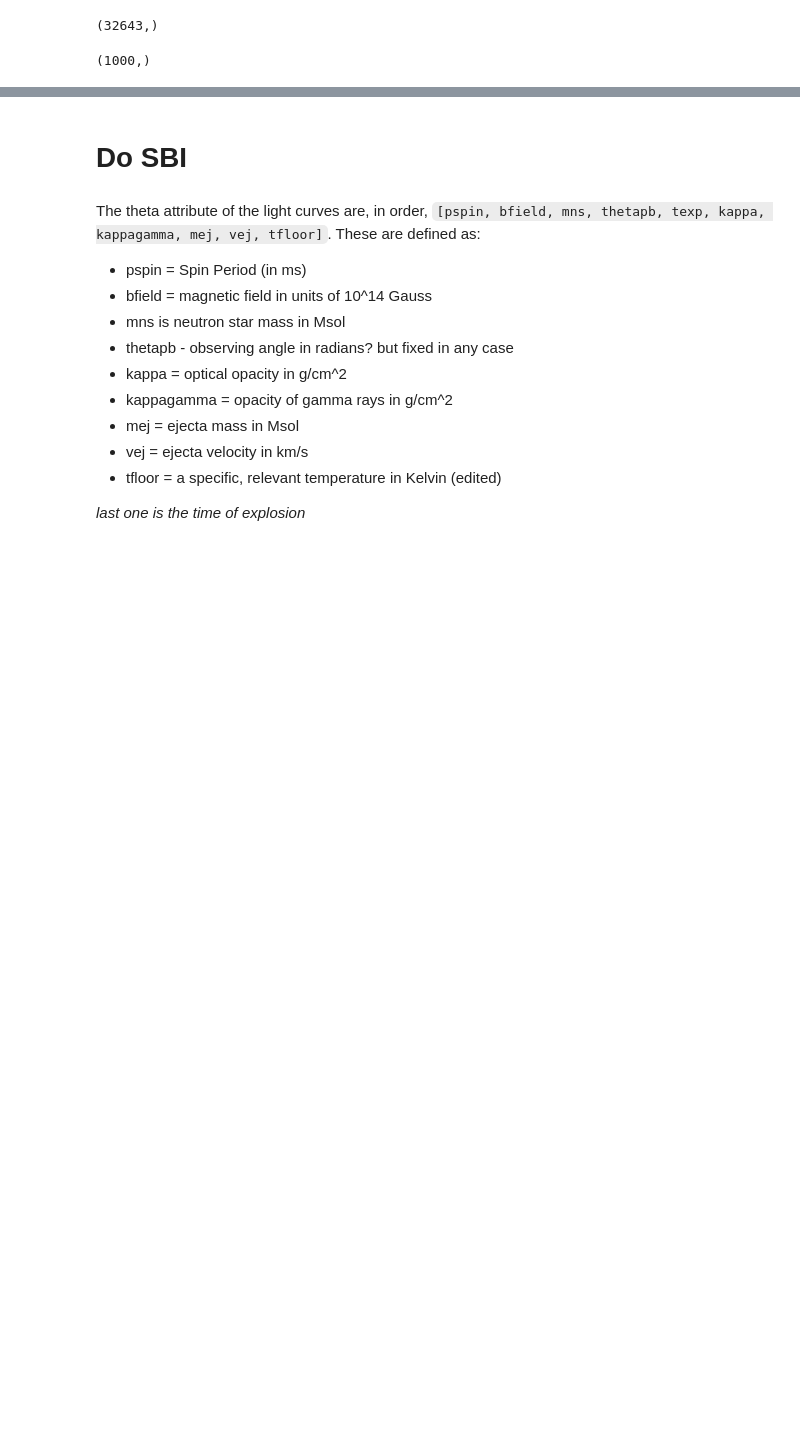
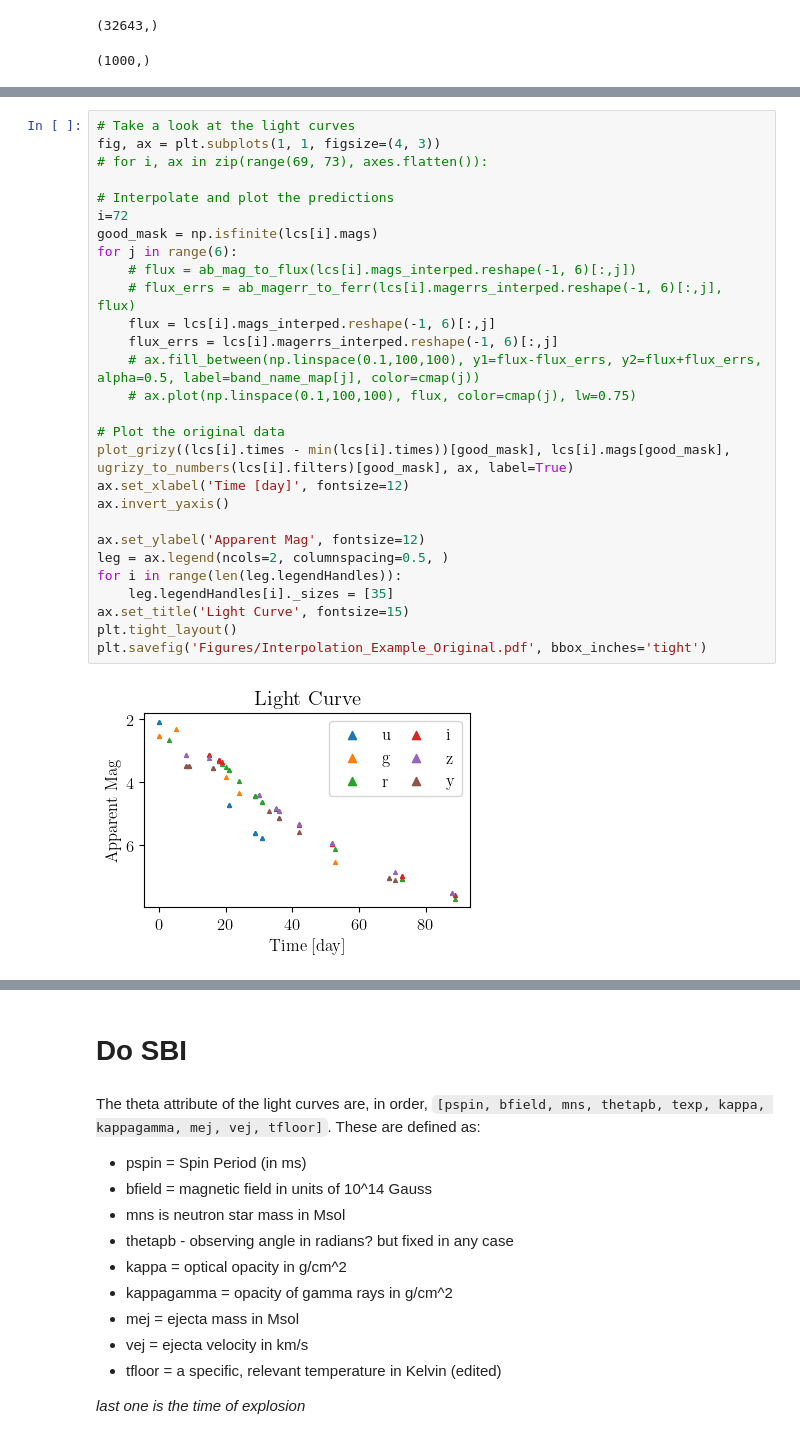
Before and after one commit to Adam-Boesky/SBI_205, a Jupyter notebook: sbi.ipynb, the cells around one changed output, grey strips where cells are left out. Saved outputs shown, nothing was run; the diff lists cells and outputs as text; blank space fills up the shorter version.

```diff
--- a/sbi.ipynb
+++ b/sbi.ipynb
@@ -78,0 +128,30 @@ plt.tight_layout()
+# %%
+# Take a look at the light curves
+fig, ax = plt.subplots(1, 1, figsize=(4, 3))
+# for i, ax in zip(range(69, 73), axes.flatten()):
+
+# Interpolate and plot the predictions
+i=72
+good_mask = np.isfinite(lcs[i].mags)
+for j in range(6):
+    # flux = ab_mag_to_flux(lcs[i].mags_interped.reshape(-1, 6)[:,j])
+    # flux_errs = ab_magerr_to_ferr(lcs[i].magerrs_interped.reshape(-1, 6)[:,j], flux)
+    flux = lcs[i].mags_interped.reshape(-1, 6)[:,j]
+    flux_errs = lcs[i].magerrs_interped.reshape(-1, 6)[:,j]
+    # ax.fill_between(np.linspace(0.1,100,100), y1=flux-flux_errs, y2=flux+flux_errs, alpha=0.5, label=band_name_map[j], color=cmap(j))
+    # ax.plot(np.linspace(0.1,100,100), flux, color=cmap(j), lw=0.75)
+
+# Plot the original data
+plot_grizy((lcs[i].times - min(lcs[i].times))[good_mask], lcs[i].mags[good_mask], ugrizy_to_numbers(lcs[i].filters)[good_mask], ax, label=True)
+ax.set_xlabel('Time [day]', fontsize=12)
+ax.invert_yaxis()
+
+ax.set_ylabel('Apparent Mag', fontsize=12)
+leg = ax.legend(ncols=2, columnspacing=0.5, )
+for i in range(len(leg.legendHandles)):
+    leg.legendHandles[i]._sizes = [35]
+ax.set_title('Light Curve', fontsize=15)
+plt.tight_layout()
+plt.savefig('Figures/Interpolation_Example_Original.pdf', bbox_inches='tight')
+# %% [output]
+[figure, added]
```
Also changed, not shown: parts of 10 cells of this notebook, 22 other files.
